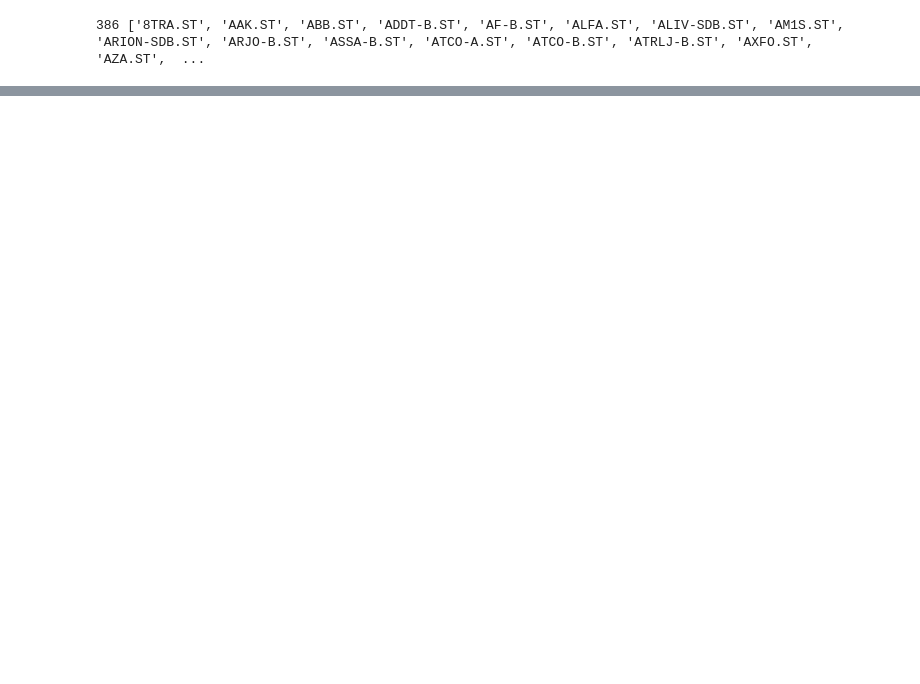
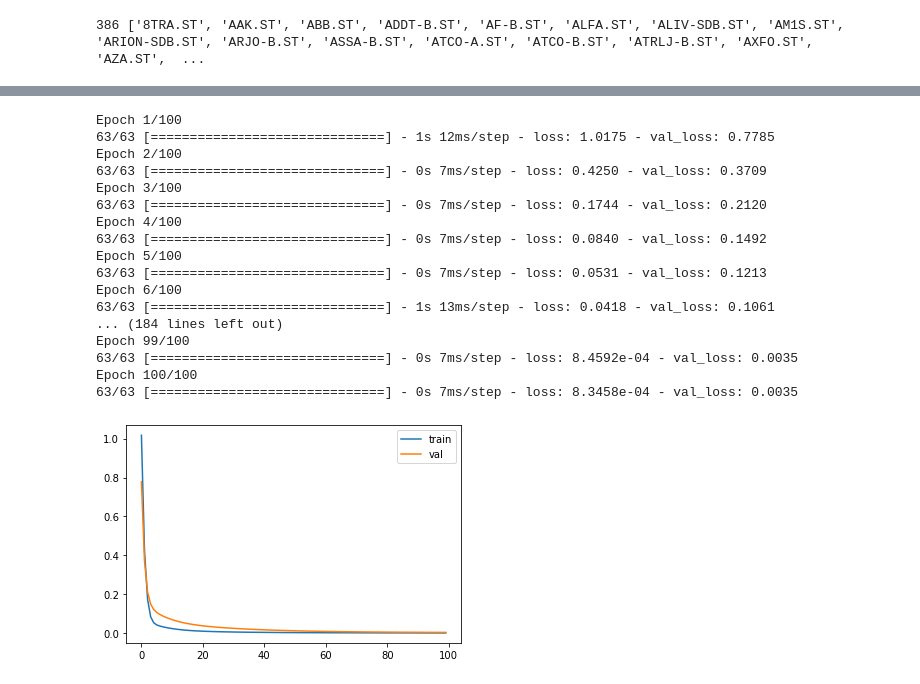
Before and after one commit to tekniktomten/LSTM-for-predicting-returns, a Jupyter notebook: LSTM.ipynb, the cells around one changed output, grey strips where cells are left out. Cells and saved outputs as stored; diff of their text form; code cells hidden in the pictures; blank space fills up the shorter version.

```diff
--- a/LSTM.ipynb
+++ b/LSTM.ipynb
@@ -65,0 +117,31 @@ plt.plot(valY[:100, 2])
+# %%
+model = Sequential()
+model.add(LSTM(50, input_shape=(trainX.shape[1], trainX.shape[2])))
+model.add(Dense(3))
+model.compile(loss="mse", optimizer="adam") #mae vs mse
+
+history = model.fit(trainX, trainy, epochs=100, batch_size=32, validation_data=(valX, valy), shuffle=False)
+
+plt.plot(history.history['loss'], label='train')
+plt.plot(history.history['val_loss'], label='val')
+plt.legend()
+plt.show()
+# %% [output]
+Epoch 1/100
+63/63 [==============================] - 1s 12ms/step - loss: 1.0175 - val_loss: 0.7785
+Epoch 2/100
+63/63 [==============================] - 0s 7ms/step - loss: 0.4250 - val_loss: 0.3709
+Epoch 3/100
+63/63 [==============================] - 0s 7ms/step - loss: 0.1744 - val_loss: 0.2120
+Epoch 4/100
+63/63 [==============================] - 0s 7ms/step - loss: 0.0840 - val_loss: 0.1492
+Epoch 5/100
+63/63 [==============================] - 0s 7ms/step - loss: 0.0531 - val_loss: 0.1213
+Epoch 6/100
+63/63 [==============================] - 1s 13ms/step - loss: 0.0418 - val_loss: 0.1061
+... (184 lines left out)
+Epoch 99/100
+63/63 [==============================] - 0s 7ms/step - loss: 8.4592e-04 - val_loss: 0.0035
+Epoch 100/100
+63/63 [==============================] - 0s 7ms/step - loss: 8.3458e-04 - val_loss: 0.0035
+[figure, added]
```
Also changed, not shown: parts of 12 cells of this notebook.
